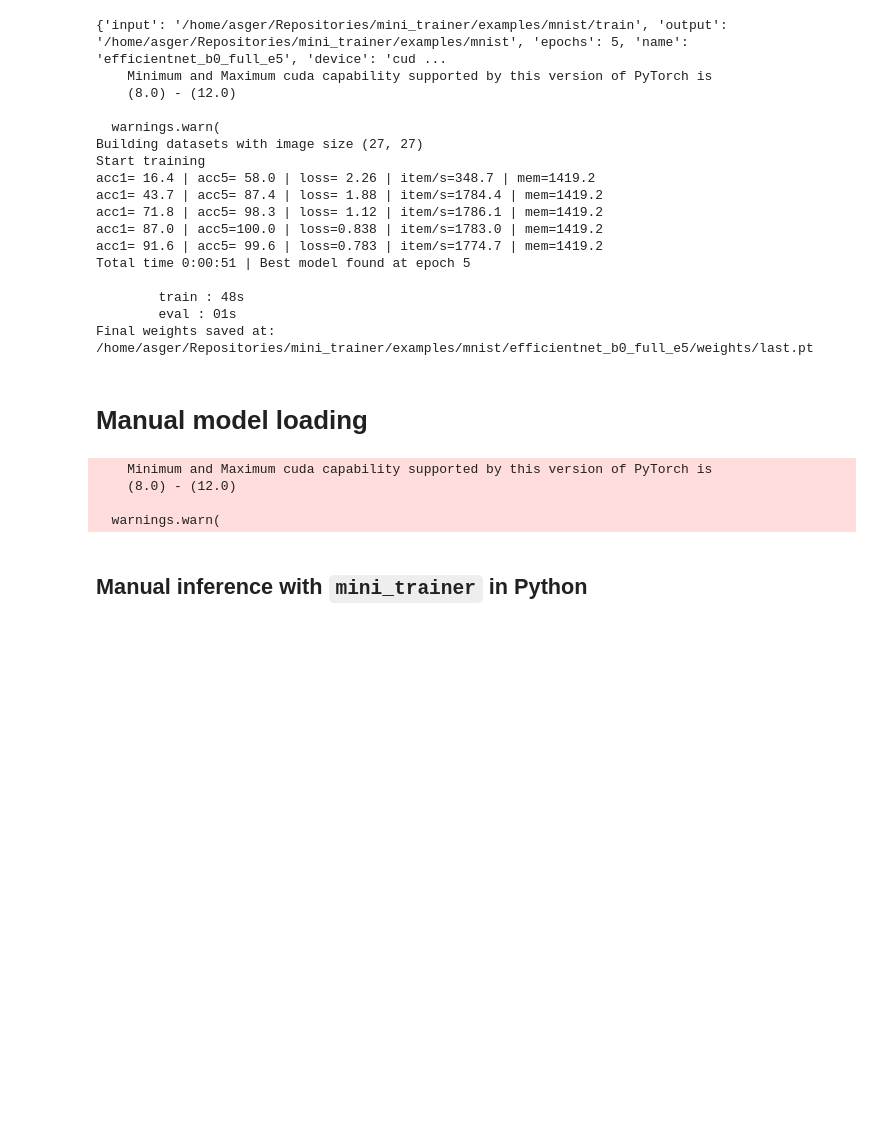
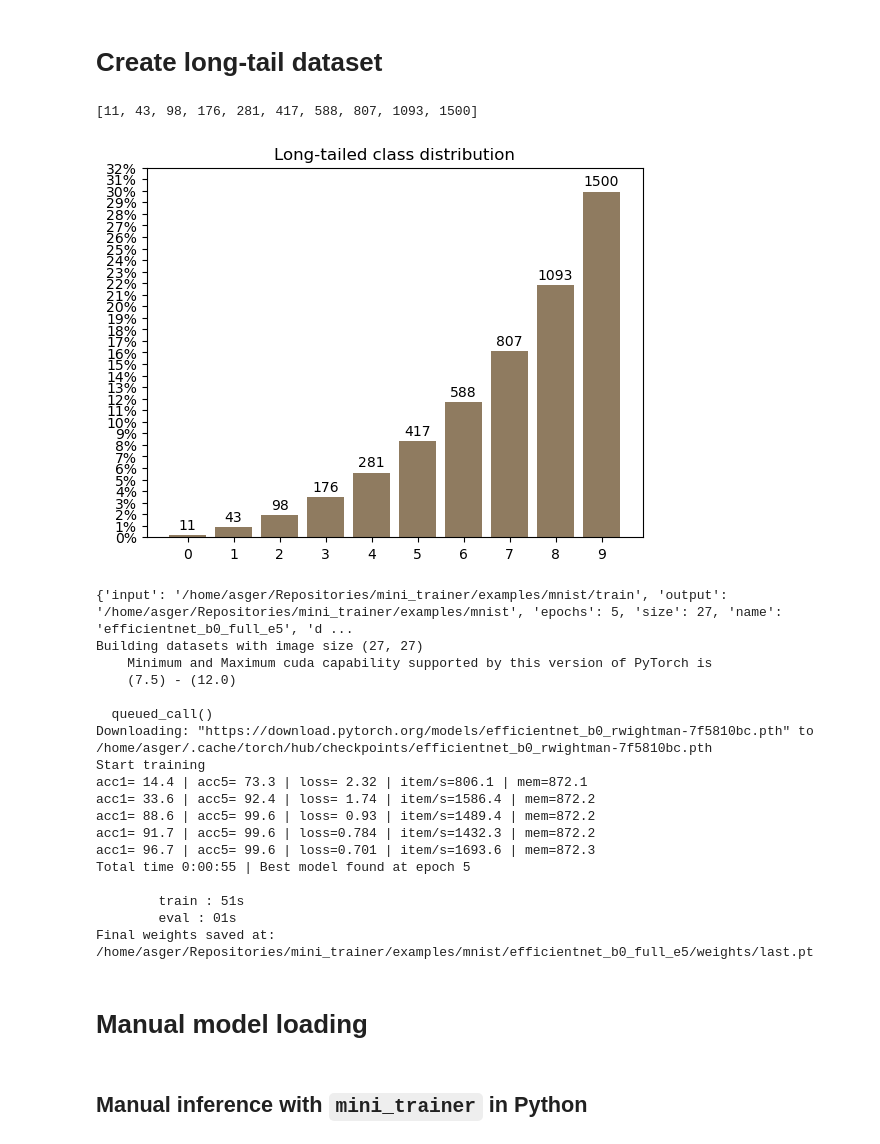
Before and after one commit to asgersvenning/mini_trainer, a Jupyter notebook: examples/mnist.ipynb, the cells around one changed output. Drawn from its saved outputs; the diff is of its cells as text; code cells hidden in the pictures; blank space fills up the shorter version.

```diff
--- a/examples/mnist.ipynb
+++ b/examples/mnist.ipynb
@@ -122,27 +122,71 @@ def prepare_test_mnist_for_minitrainer():
 
 prepare_train_mnist_for_minitrainer()
 prepare_test_mnist_for_minitrainer()
+# %% [markdown]
+# Create long-tail dataset
+# %%
+import math
+import shutil
+from collections import Counter
+
+from matplotlib import pyplot as plt
+
+FREQ = [1 - (1 - (i / 11)**2)**0.5 for i in range(1, 11)]
+FREQ = [f / sum(FREQ) for f in FREQ]
+
+COUNTS = []
+DEST_DIR = "mnist/train_longtail"
+for cls in range(10):
+    CLS_SRC_DIR = f'mnist/train/{cls}'
+    CLS_DST_DIR = f'{DEST_DIR}/{cls}'
+    os.makedirs(CLS_DST_DIR, exist_ok=True)
+    src_images = os.listdir(CLS_SRC_DIR)
+    n_dst = math.ceil(FREQ[cls] * len(src_images) * 10)
+    dst_images = [src_images[(i % len(src_images))] for i in range(n_dst)]
+    dst_images = list(Counter(dst_images).items())
+    COUNTS.append(0)
+    for f, c in dst_images:
+        for j in range(c):
+            COUNTS[cls] += 1
+            # shutil.copyfile(os.path.join(CLS_SRC_DIR, f), os.path.join(CLS_DST_DIR, f'{j}_{f}'))
+print(COUNTS)
+REAL_FREQ = [c / sum(COUNTS) for c in COUNTS]
+
+plt.bar(range(10), FREQ)
+for i in range(10):
+    plt.text(i, FREQ[i] + 0.005, COUNTS[i], ha="center")
+plt.bar(range(10), REAL_FREQ, alpha=0.5)
+breaks = [i / 100 for i in range(100)]
+breaks = [br for br in breaks if br <= max(FREQ) * 1.1]
+plt.xticks(range(10))
+plt.yticks(breaks, [f'{br:.0%}' for br in breaks])
+plt.title("Long-tailed class distribution")
+plt.show()
+# %% [output]
+[11, 43, 98, 176, 281, 417, 588, 807, 1093, 1500]
+[figure, added]
 # %%
-# Takes around 2min on 2026 NVIDIA DGX Spark
+# Takes around 1min on 2026 NVIDIA DGX Spark
 !cd mnist \
-    && mt_train -i train --model efficientnet_b0 --batch_size 256 --epochs 5 --warmup_epochs 2 --lr 0.001 --size 27 --cache CUDA --output . --verbose
+    && mt_train -i train --model efficientnet_b0 --batch_size 256 --epochs 15 --warmup_epochs 2 --lr 0.001 --size 27 --cache CUDA --output . --verbose
     # && mt_predict -i test --class_index efficientnet_b0_full_e14/class_index.json --model efficientnet_b0 --weights efficientnet_b0_full_e15_14/weights/best.pt --training_format --verbose
 # %% [output]
-{'input': '/home/asger/Repositories/mini_trainer/examples/mnist/train', 'output': '/home/asger/Repositories/mini_trainer/examples/mnist', 'epochs': 5, 'name': 'efficientnet_b0_full_e5', 'device': 'cud ...
+{'input': '/home/asger/Repositories/mini_trainer/examples/mnist/train', 'output': '/home/asger/Repositories/mini_trainer/examples/mnist', 'epochs': 5, 'size': 27, 'name': 'efficientnet_b0_full_e5', 'd ...
+Building datasets with image size (27, 27)
     Minimum and Maximum cuda capability supported by this version of PyTorch is
-    (8.0) - (12.0)
+    (7.5) - (12.0)
 
-  warnings.warn(
-Building datasets with image size (27, 27)
+  queued_call()
+Downloading: "https://download.pytorch.org/models/efficientnet_b0_rwightman-7f5810bc.pth" to /home/asger/.cache/torch/hub/checkpoints/efficientnet_b0_rwightman-7f5810bc.pth
 Start training
-acc1= 16.4 | acc5= 58.0 | loss= 2.26 | item/s=348.7 | mem=1419.2
-acc1= 43.7 | acc5= 87.4 | loss= 1.88 | item/s=1784.4 | mem=1419.2
-acc1= 71.8 | acc5= 98.3 | loss= 1.12 | item/s=1786.1 | mem=1419.2
-acc1= 87.0 | acc5=100.0 | loss=0.838 | item/s=1783.0 | mem=1419.2
-acc1= 91.6 | acc5= 99.6 | loss=0.783 | item/s=1774.7 | mem=1419.2
-Total time 0:00:51 | Best model found at epoch 5
+acc1= 14.4 | acc5= 73.3 | loss= 2.32 | item/s=806.1 | mem=872.1
+acc1= 33.6 | acc5= 92.4 | loss= 1.74 | item/s=1586.4 | mem=872.2
+acc1= 88.6 | acc5= 99.6 | loss= 0.93 | item/s=1489.4 | mem=872.2
+acc1= 91.7 | acc5= 99.6 | loss=0.784 | item/s=1432.3 | mem=872.2
+acc1= 96.7 | acc5= 99.6 | loss=0.701 | item/s=1693.6 | mem=872.3
+Total time 0:00:55 | Best model found at epoch 5
 
-        train : 48s
+        train : 51s
         eval : 01s
 Final weights saved at: /home/asger/Repositories/mini_trainer/examples/mnist/efficientnet_b0_full_e5/weights/last.pt
 # %% [markdown]
@@ -156,17 +200,12 @@ device, dtype = torch.device("cuda:0"), torch.float32
 
 # mini_trainer.classifier.Classifier.build can equally be used
 model, mproc = BaseBuilder.build_model(
-    weights="mnist/efficientnet_b0_full_e5/weights/best.pt",
+    weights="mnist/longtail15_reg/weights/last.pt",
     device=device,
     dtype=dtype
 )
 model.eval()
 pass
-# %% [output]
-    Minimum and Maximum cuda capability supported by this version of PyTorch is
-    (8.0) - (12.0)
-
-  warnings.warn(
 # %% [markdown]
 ## Manual inference with `mini_trainer` in Python
 # %%
```
Also changed, not shown: parts of 2 cells of this notebook, 2 other files.
